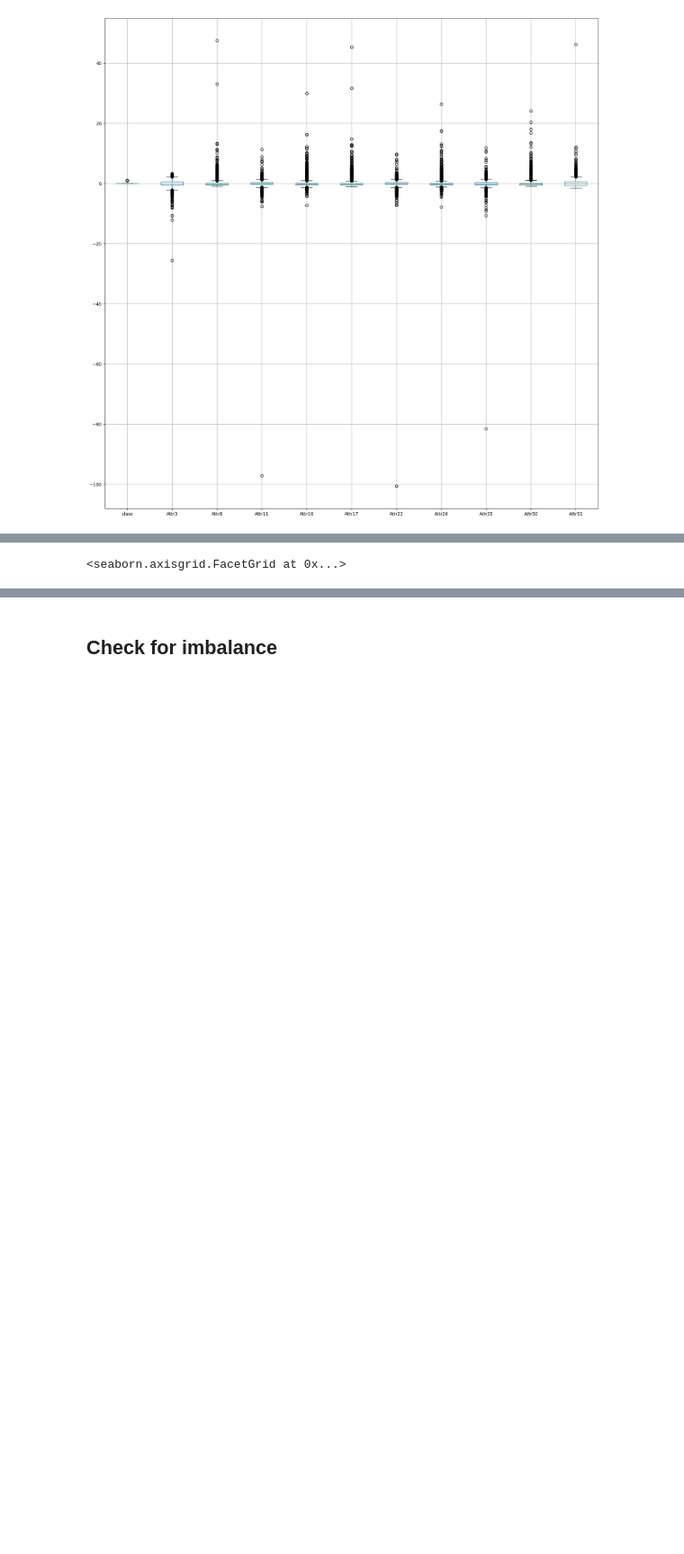
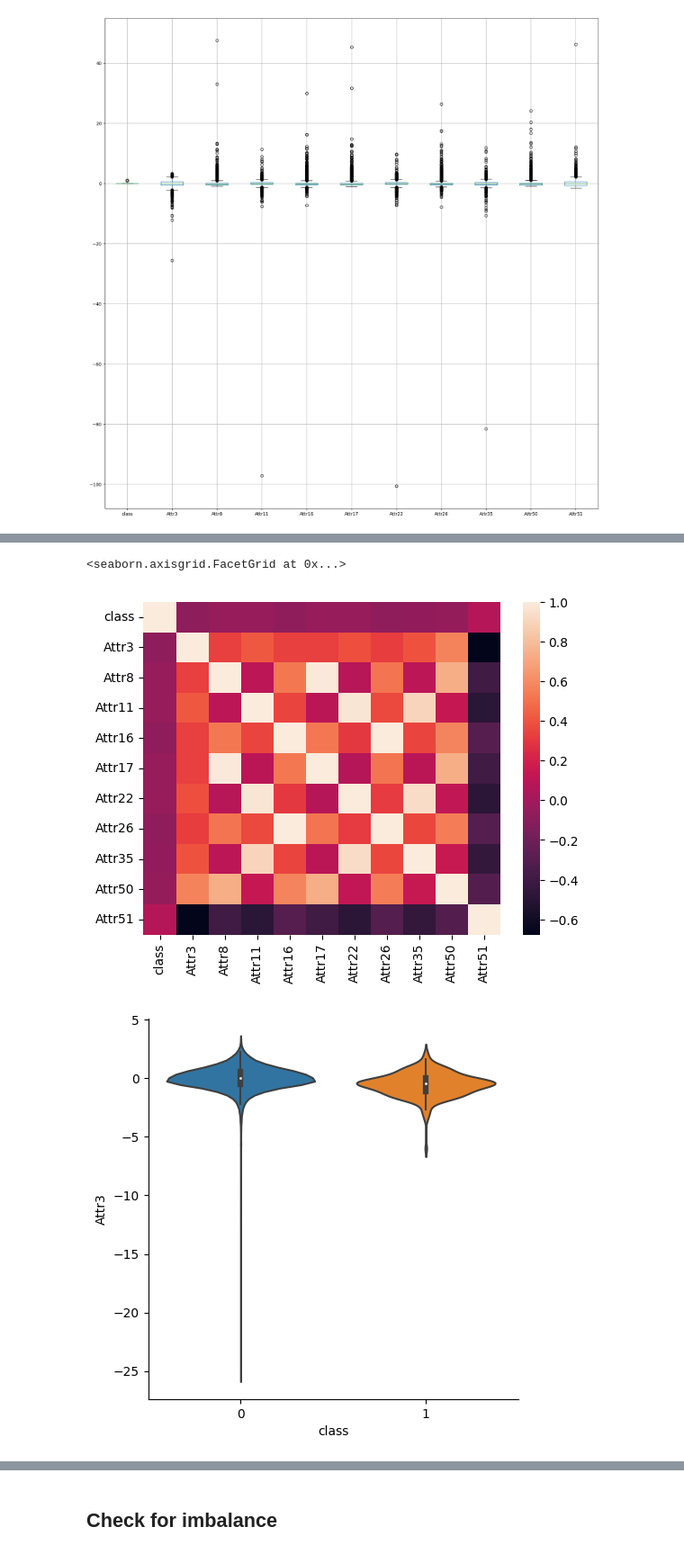
Before and after one commit to ngjunlong9651/BC3407-AI-In-Accounting-Finance, a Jupyter notebook: Week 4 Regression/week4.ipynb, the cells around one changed output, grey strips where cells are left out. Shown at 90% size. Cells and saved outputs as stored; diff of their text form; code cells hidden in the pictures; blank space fills up the shorter version.

```diff
--- a/Week 4 Regression/week4.ipynb
+++ b/Week 4 Regression/week4.ipynb
@@ -64,6 +66,8 @@ array([[<AxesSubplot:title={'center':'class'}>,
 # %%
 import seaborn as sns
 sns.heatmap(df.corr())
-sns.catplot(data=df, x="class", y="Attr3")
+sns.catplot(data=df, x="class", y="Attr3", kind ="violin") ##
 # %% [output]
 <seaborn.axisgrid.FacetGrid at 0x...>
+[figure, added]
+[figure, added]
```
Also changed, not shown: parts of 44 cells of this notebook, 11 other files.
